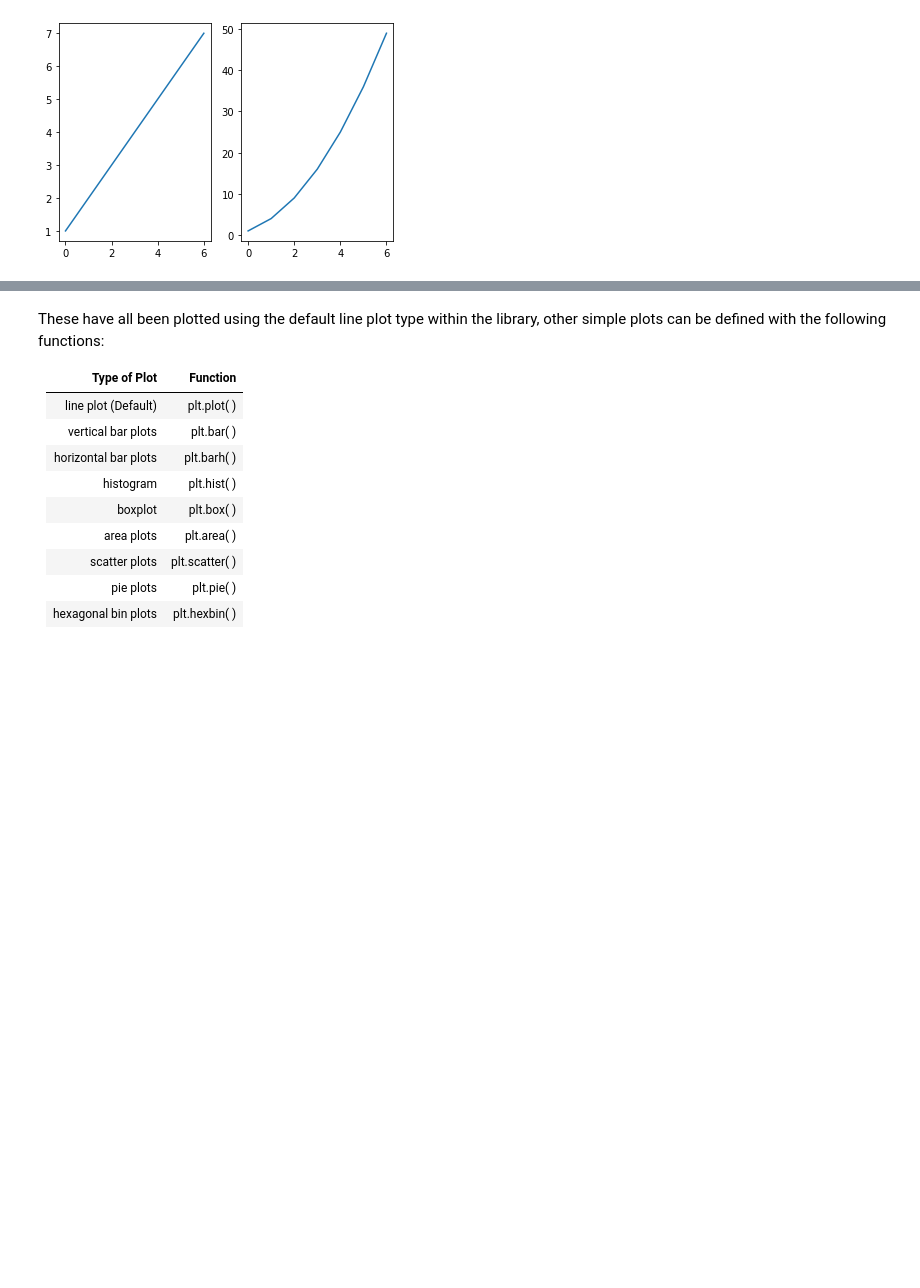
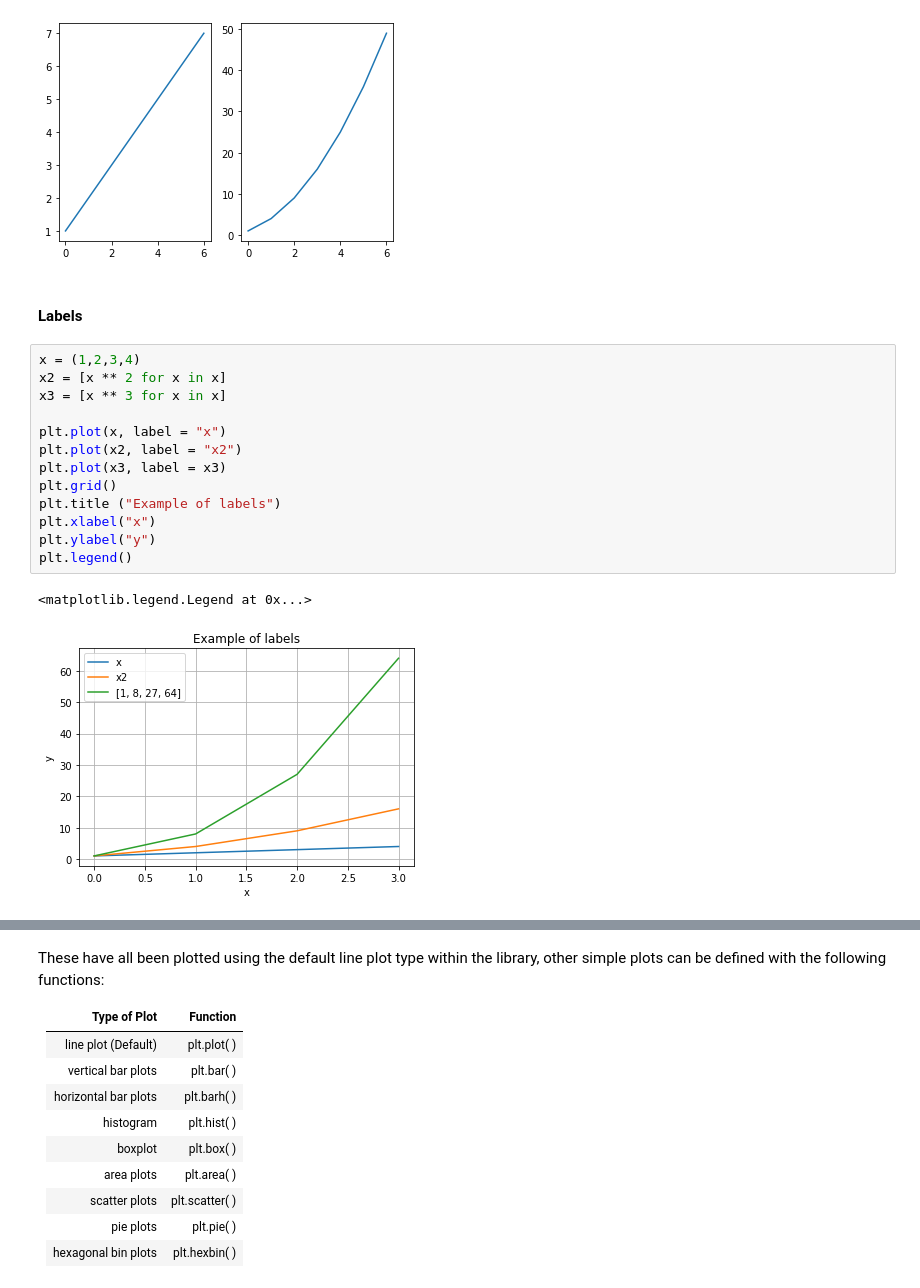
Before and after one commit to ShanePAustin/fundamentals-of-data-analysis, a Jupyter notebook: pyplot.ipynb, the cells around one changed output, grey strips where cells are left out. Cells and saved outputs as stored; diff of their text form; blank space fills up the shorter version.

Commit message:
Labels and Styling

```diff
--- a/pyplot.ipynb
+++ b/pyplot.ipynb
@@ -115,3 +116,21 @@ ax2.plot(x2)
 # %% [output]
 [<matplotlib.lines.Line2D at 0x...>]
 [figure]
+# %% [markdown]
+#### Labels
+# %%
+x = (1,2,3,4)
+x2 = [x ** 2 for x in x]
+x3 = [x ** 3 for x in x]
+
+plt.plot(x, label = "x")
+plt.plot(x2, label = "x2")
+plt.plot(x3, label = x3)
+plt.grid()
+plt.title ("Example of labels")
+plt.xlabel("x")
+plt.ylabel("y")
+plt.legend()
+# %% [output]
+<matplotlib.legend.Legend at 0x...>
+[figure, added]
```
Also changed, not shown: parts of 4 cells of this notebook.
